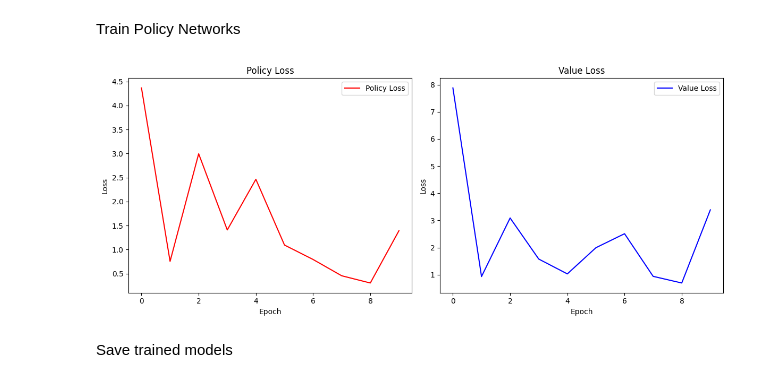
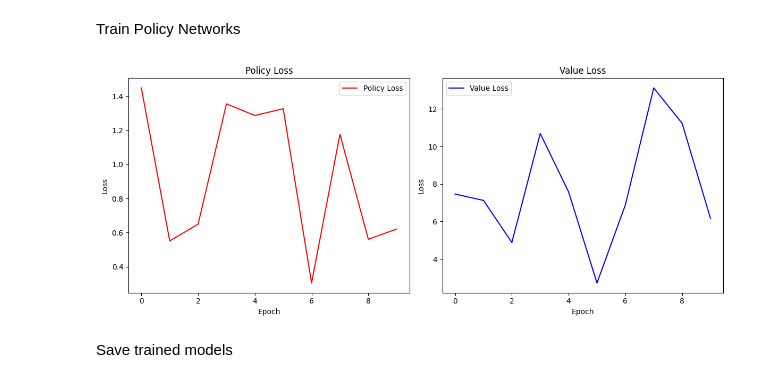
Before and after one commit to mattusuquen/AutonomousDriving, a Jupyter notebook: SelfDrivingCar.ipynb, the cells around one changed output. Saved outputs shown, nothing was run; the diff lists cells and outputs as text; code cells hidden in the pictures.

```diff
--- a/SelfDrivingCar.ipynb
+++ b/SelfDrivingCar.ipynb
@@ -84,7 +84,7 @@ loss_function = nn.MSELoss()
 optimizer = optim.Adam(value_function.parameters(), lr=0.0001)
 
 losses = []
-epochs = 50
+epochs = 25
 for epoch in range(epochs):
     for inputs_batch, outputs_batch, _ in dataloader:
         # Move batches to GPU
@@ -181,7 +179,7 @@ for epoch in range(epochs):
         pi_old = accel_dist_old.log_prob(accelerations) + turn_dist_old.log_prob(turns)
 
         # Calculate probability ratios
-        ratios = pi / pi_old
+        ratios = pi - pi_old
 
         # Compute PPO loss
         surr1 = ratios * advantages
@@ -198,34 +196,34 @@ for epoch in range(epochs):
         value_optimizer.zero_grad()
         value_loss.backward()
         value_optimizer.step()
 
     policy_losses.append(ppo_loss.item())
     value_losses.append(value_loss.item())
 
 # Plotting side-by-side graphs
 plt.figure(figsize=(12, 5))
 
 # Policy Loss plot
 plt.subplot(1, 2, 1)
 plt.plot(policy_losses, color='r', label='Policy Loss')
 plt.title('Policy Loss')
 plt.xlabel("Epoch")
 plt.ylabel("Loss")
 plt.legend()
 
 # Value Loss plot
 plt.subplot(1, 2, 2)
 plt.plot(value_losses, color='b', label='Value Loss')
 plt.title('Value Loss')
 plt.xlabel("Epoch")
 plt.ylabel("Loss")
 plt.legend()
 
 # Display the graphs
 plt.tight_layout()
 plt.show()
 # %% [output]
-[figure, old version]
+[figure, new version]
 # %% [markdown]
 Save trained models
 # %%
```
Also changed, not shown: parts of 1 cell of this notebook.
